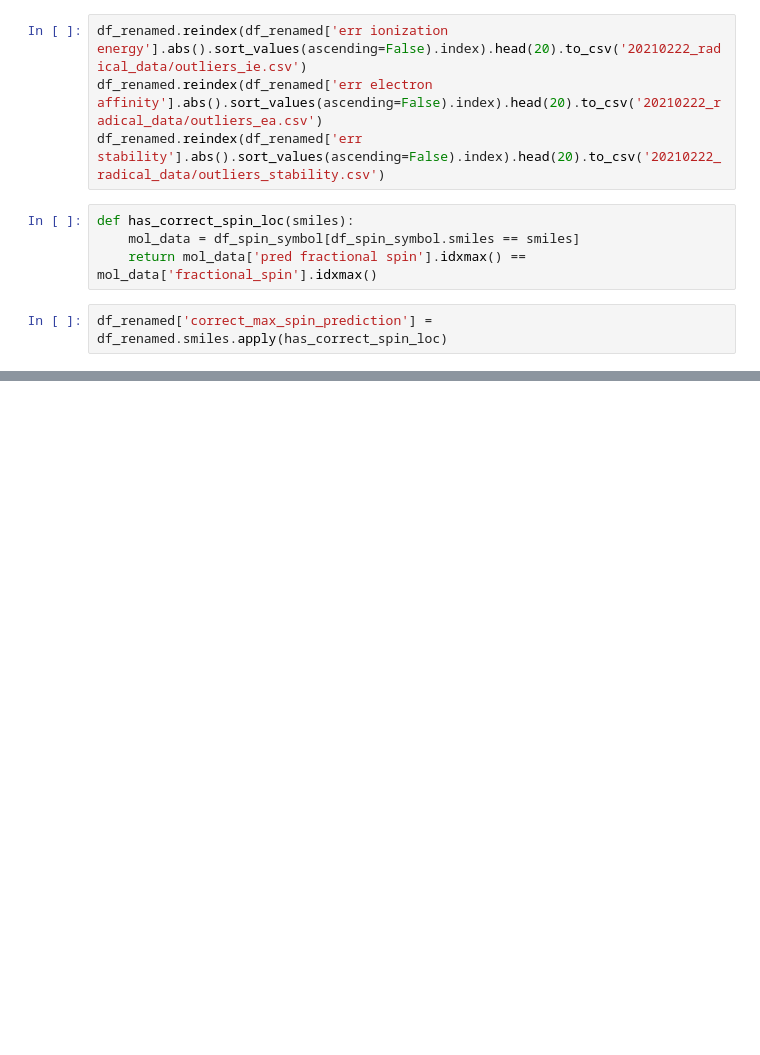
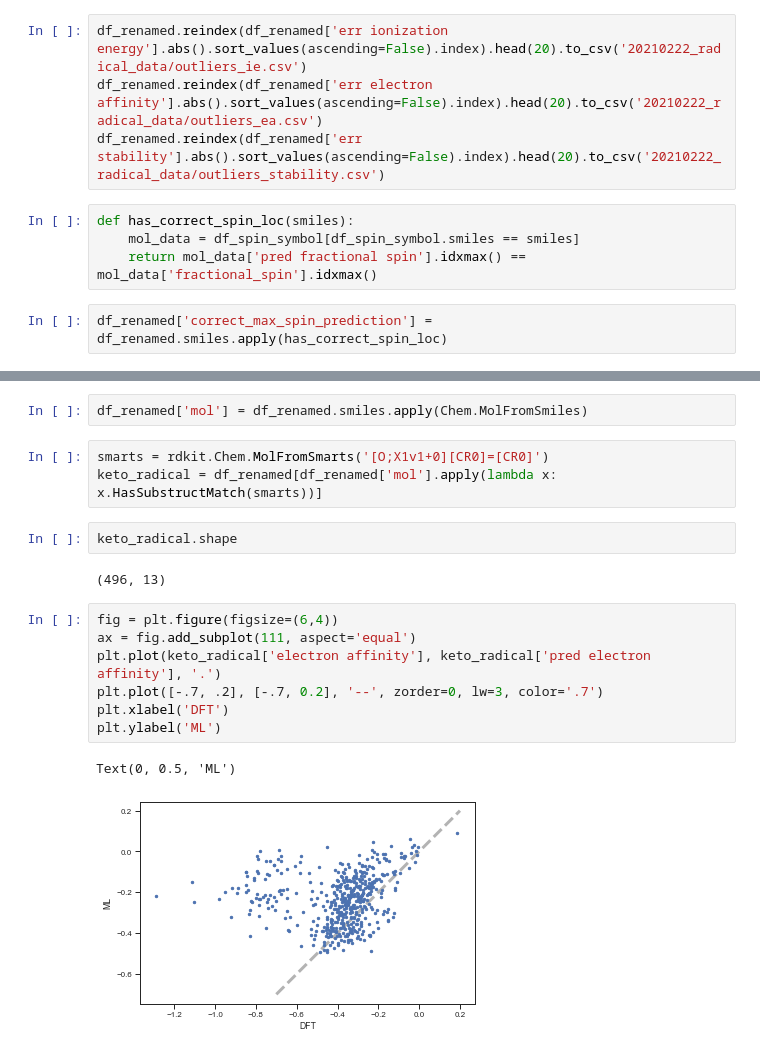
Before and after one commit to NREL/rlmolecule, a Jupyter notebook: stable_radical_optimization/plot_dft_confirmation.ipynb, the cells around one changed output, grey strips where cells are left out. Drawn from its saved outputs; the diff is of its cells as text; blank space fills up the shorter version.

```diff
--- a/stable_radical_optimization/plot_dft_confirmation.ipynb
+++ b/stable_radical_optimization/plot_dft_confirmation.ipynb
@@ -457,0 +484,19 @@ show_png(d.GetDrawingText())
+# %%
+df_renamed['mol'] = df_renamed.smiles.apply(Chem.MolFromSmiles)
+# %%
+smarts = rdkit.Chem.MolFromSmarts('[O;X1v1+0][CR0]=[CR0]')
+keto_radical = df_renamed[df_renamed['mol'].apply(lambda x: x.HasSubstructMatch(smarts))]
+# %%
+keto_radical.shape
+# %% [output]
+(496, 13)
+# %%
+fig = plt.figure(figsize=(6,4))
+ax = fig.add_subplot(111, aspect='equal')
+plt.plot(keto_radical['electron affinity'], keto_radical['pred electron affinity'], '.')
+plt.plot([-.7, .2], [-.7, 0.2], '--', zorder=0, lw=3, color='.7')
+plt.xlabel('DFT')
+plt.ylabel('ML')
+# %% [output]
+Text(0, 0.5, 'ML')
+[figure, added]
```
Also changed, not shown: parts of 6 cells of this notebook.
